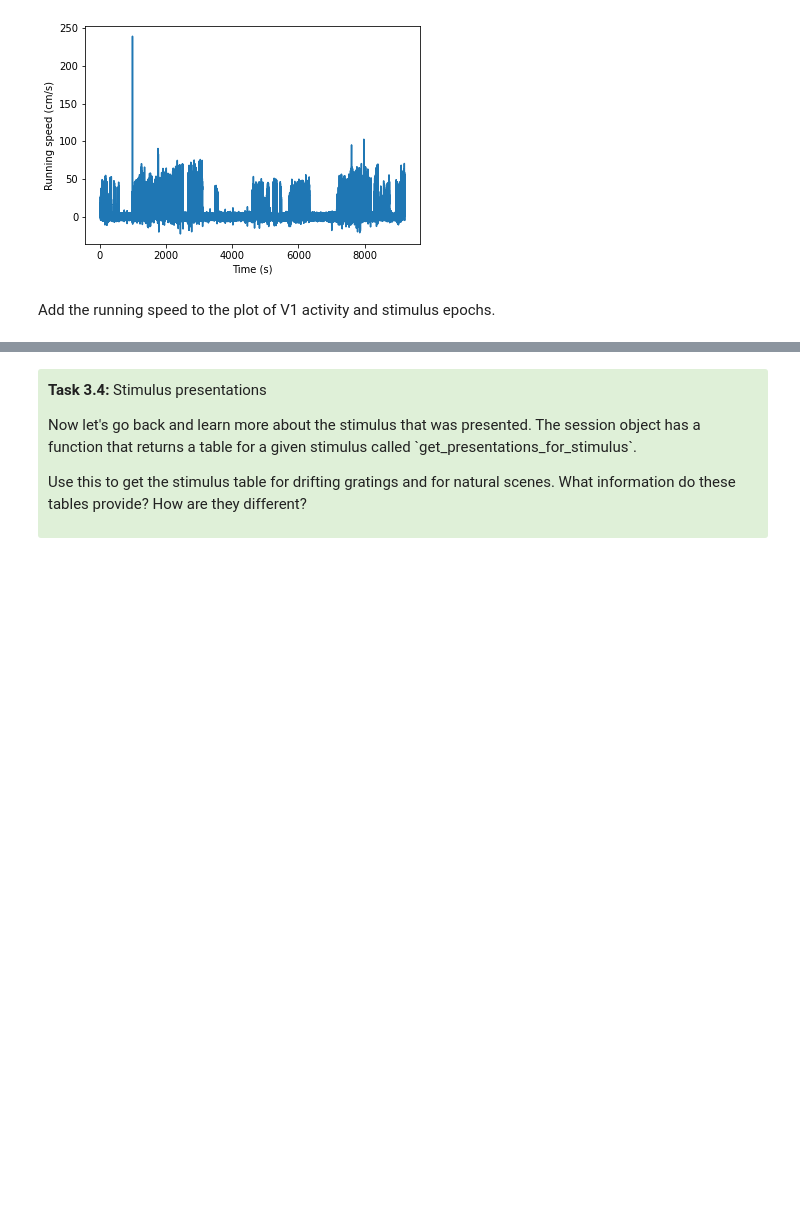
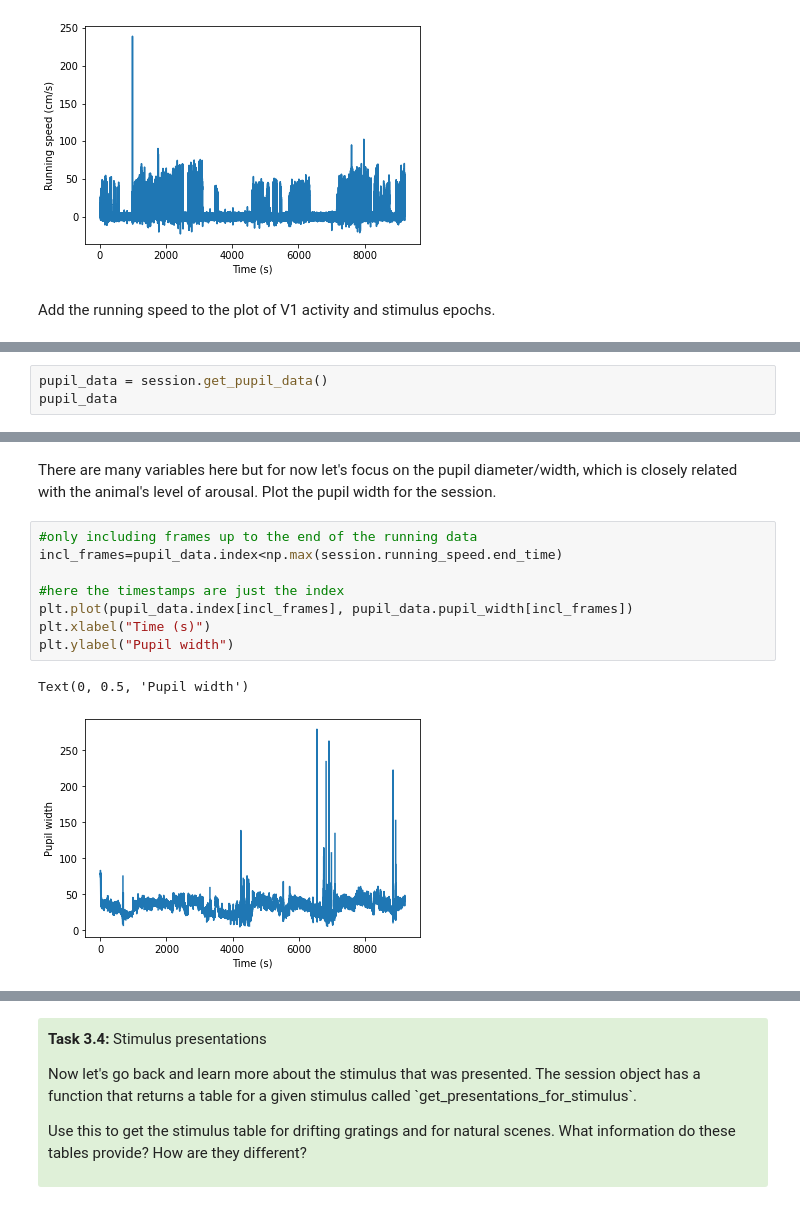
Before and after one commit to AllenInstitute/swdb_2021, a Jupyter notebook: DynamicBrain/Neuropixels_walkthrough.ipynb, the cells around one changed output, grey strips where cells are left out. Drawn from its saved outputs; the diff is of its cells as text; blank space fills up the shorter version.

```diff
--- a/DynamicBrain/Neuropixels_walkthrough.ipynb
+++ b/DynamicBrain/Neuropixels_walkthrough.ipynb
@@ -609,0 +659,3 @@ plt.ylim(-10,52)
+# %%
+pupil_data = session.get_pupil_data()
+pupil_data
@@ -609,0 +677,13 @@ plt.ylim(-10,52)
+# %% [markdown]
+There are many variables here but for now let's focus on the pupil diameter/width, which is closely related with the animal's level of arousal. Plot the pupil width for the session.
+# %%
+#only including frames up to the end of the running data
+incl_frames=pupil_data.index<np.max(session.running_speed.end_time)
+
+#here the timestamps are just the index
+plt.plot(pupil_data.index[incl_frames], pupil_data.pupil_width[incl_frames])
+plt.xlabel("Time (s)")
+plt.ylabel("Pupil width")
+# %% [output]
+Text(0, 0.5, 'Pupil width')
+[figure, added]
```
Also changed, not shown: parts of 18 cells of this notebook.
